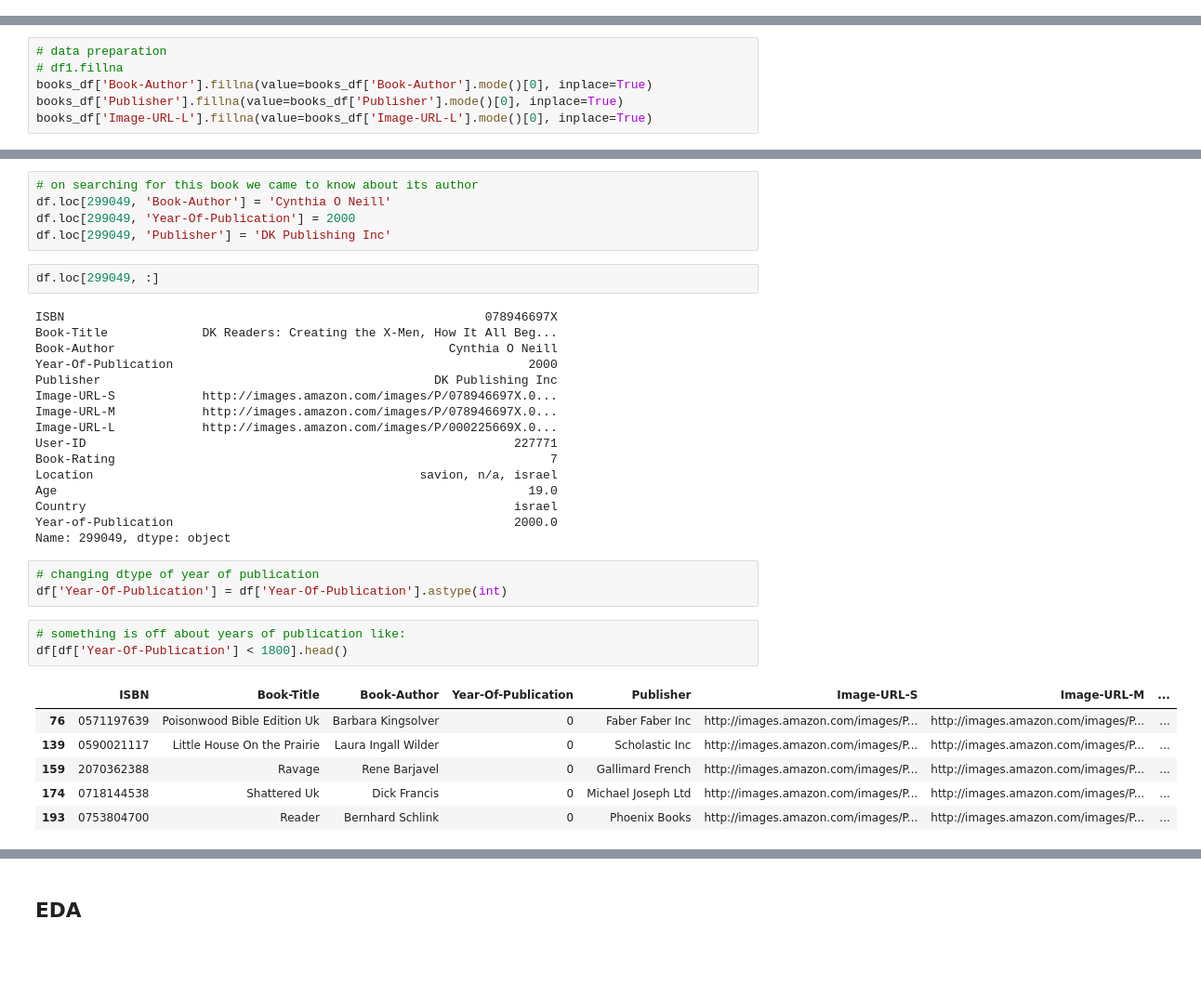
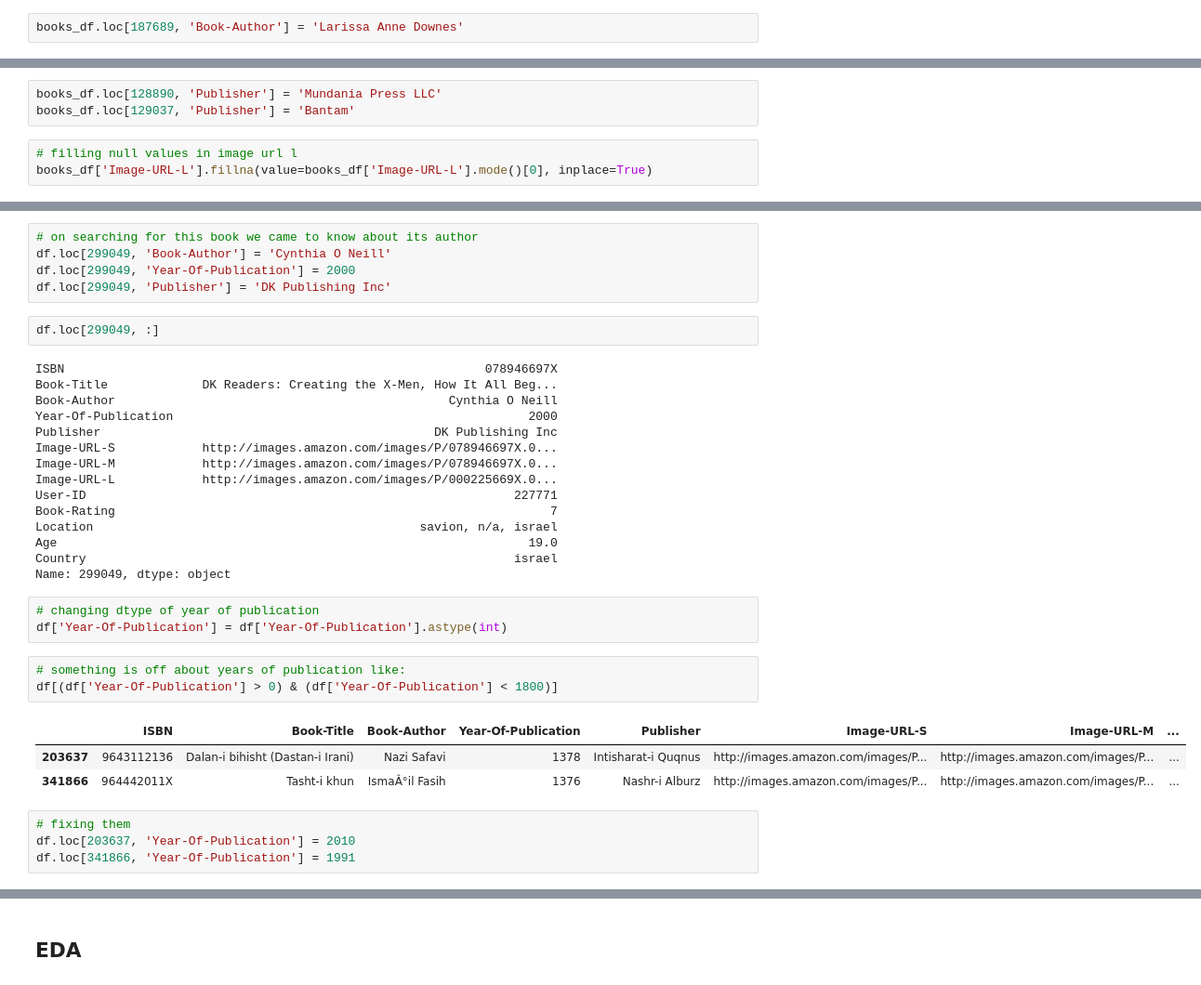
Before and after one commit to ghanalk1/Book-Recommendation-System, a Jupyter notebook: Rough_brs.ipynb, the cells around one changed output, grey strips where cells are left out. Shown at 93% size. Saved outputs shown, nothing was run; the diff lists cells and outputs as text; blank space fills up the shorter version.

```diff
--- a/Rough_brs.ipynb
+++ b/Rough_brs.ipynb
@@ -225,0 +231,2 @@ Name: Publisher, Length: 16807, dtype: int64
+# %%
+books_df.loc[187689, 'Book-Author'] = 'Larissa Anne Downes'
@@ -226,8 +238,8 @@ Name: Publisher, Length: 16807, dtype: int64
+# %%
+books_df.loc[128890, 'Publisher'] = 'Mundania Press LLC'
+books_df.loc[129037, 'Publisher'] = 'Bantam'
 # %%
-# data preparation
-# df1.fillna
-books_df['Book-Author'].fillna(value=books_df['Book-Author'].mode()[0], inplace=True)
-books_df['Publisher'].fillna(value=books_df['Publisher'].mode()[0], inplace=True)
+# filling null values in image url l
 books_df['Image-URL-L'].fillna(value=books_df['Image-URL-L'].mode()[0], inplace=True)
 # %%
 books_df.info()
@@ -659,18 +671,18 @@ Book-Rating                                                            7
 Location                                             savion, n/a, israel
 Age                                                                 19.0
 Country                                                           israel
-Year-of-Publication                                               2000.0
 Name: 299049, dtype: object
 # %%
 # changing dtype of year of publication
 df['Year-Of-Publication'] = df['Year-Of-Publication'].astype(int)
 # %%
 # something is off about years of publication like:
-df[df['Year-Of-Publication'] < 1800].head()
+df[(df['Year-Of-Publication'] > 0) & (df['Year-Of-Publication'] < 1800)]
 # %% [output]
 |  | ISBN | Book-Title | Book-Author | Year-Of-Publication | Publisher | Image-URL-S | Image-URL-M | ... |
-| 76 | 0571197639 | Poisonwood Bible Edition Uk | Barbara Kingsolver | 0 | Faber Faber Inc | http://images.amazon.com/images/P... | http://images.amazon.com/images/P... | ... |
-| 139 | 0590021117 | Little House On the Prairie | Laura Ingall Wilder | 0 | Scholastic Inc | http://images.amazon.com/images/P... | http://images.amazon.com/images/P... | ... |
-| 159 | 2070362388 | Ravage | Rene Barjavel | 0 | Gallimard French | http://images.amazon.com/images/P... | http://images.amazon.com/images/P... | ... |
-| 174 | 0718144538 | Shattered Uk | Dick Francis | 0 | Michael Joseph Ltd | http://images.amazon.com/images/P... | http://images.amazon.com/images/P... | ... |
-| 193 | 0753804700 | Reader | Bernhard Schlink | 0 | Phoenix Books | http://images.amazon.com/images/P... | http://images.amazon.com/images/P... | ... |
+| 203637 | 9643112136 | Dalan-i bihisht (Dastan-i Irani) | Nazi Safavi | 1378 | Intisharat-i Quqnus | http://images.amazon.com/images/P... | http://images.amazon.com/images/P... | ... |
+| 341866 | 964442011X | Tasht-i khun | IsmaÂ°il Fasih | 1376 | Nashr-i Alburz | http://images.amazon.com/images/P... | http://images.amazon.com/images/P... | ... |
+# %%
+# fixing them
+df.loc[203637, 'Year-Of-Publication'] = 2010
+df.loc[341866, 'Year-Of-Publication'] = 1991
```
Also changed, not shown: parts of 3 cells of this notebook.
